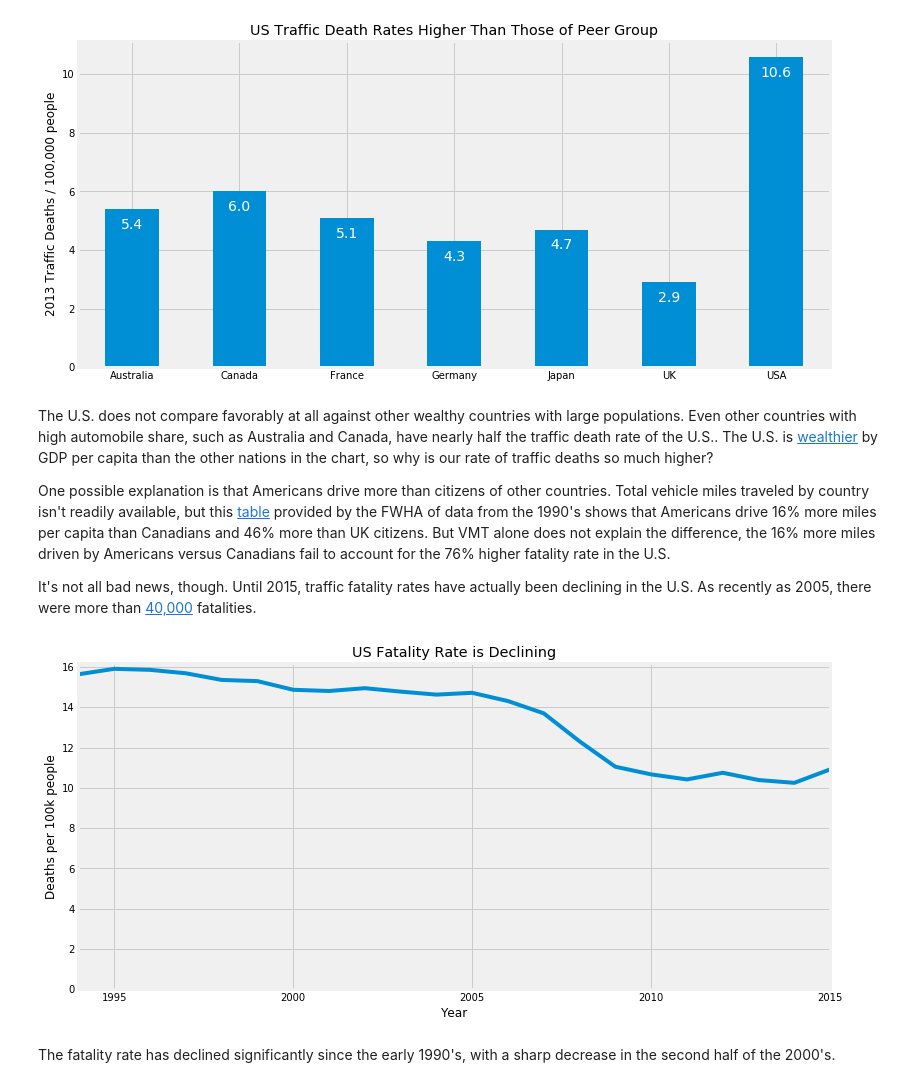
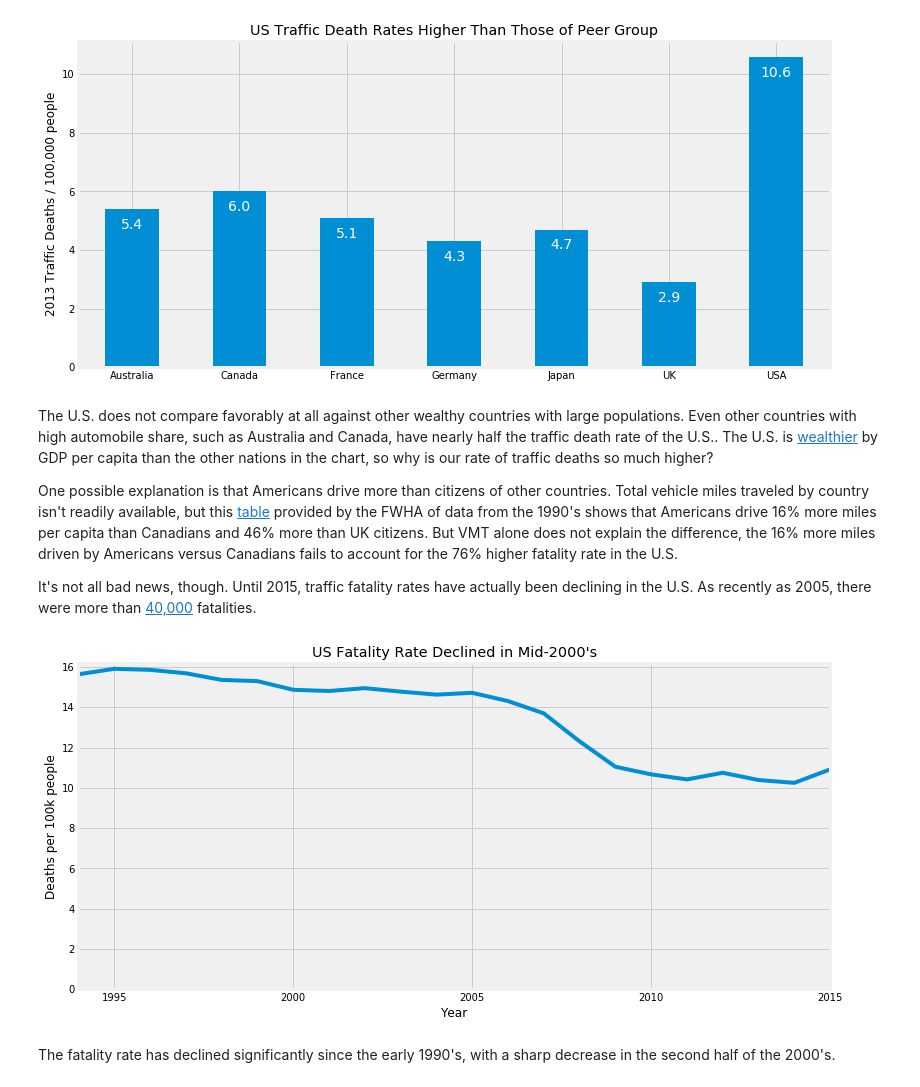
Before and after one commit to benvandyke/us-traffic-fatalities, a Jupyter notebook: Traffic-Fatalities-Analysis.ipynb, the cells around one changed output. Drawn from its saved outputs; the diff is of its cells as text; code cells hidden in the pictures.

```diff
--- a/Traffic-Fatalities-Analysis.ipynb
+++ b/Traffic-Fatalities-Analysis.ipynb
@@ -109,28 +111,28 @@ plt.show()
 # %% [markdown]
 The U.S. does not compare favorably at all against other wealthy countries with large populations. Even other countries with high automobile share, such as Australia and Canada, have nearly half the traffic death rate of the U.S.. The U.S. is [wealthier](http://en.wikipedia.org/wiki/List_of_countries_by_GDP_%28PPP%29_per_capita) by GDP per capita than the other nations in the chart, so why is our rate of traffic deaths so much higher?
 
-One possible explanation is that Americans drive more than citizens of other countries. Total vehicle miles traveled by country isn't readily available, but this [table](https://www.fhwa.dot.gov/ohim/onh00/bar4.htm) provided by the FWHA of data from the 1990's shows that Americans drive 16% more miles per capita than Canadians and 46% more than UK citizens. But VMT alone does not explain the difference, the 16% more miles driven by Americans versus Canadians fail to account for the 76% higher fatality rate in the U.S.
+One possible explanation is that Americans drive more than citizens of other countries. Total vehicle miles traveled by country isn't readily available, but this [table](https://www.fhwa.dot.gov/ohim/onh00/bar4.htm) provided by the FWHA of data from the 1990's shows that Americans drive 16% more miles per capita than Canadians and 46% more than UK citizens. But VMT alone does not explain the difference, the 16% more miles driven by Americans versus Canadians fails to account for the 76% higher fatality rate in the U.S.
 
 It's not all bad news, though. Until 2015, traffic fatality rates have actually been declining in the U.S. As recently as 2005, there were more than [40,000](http://www-fars.nhtsa.dot.gov/Trends/TrendsGeneral.aspx) fatalities.
 # %%
 # Load FARS fatality time series
 df_annual = pd.read_csv('data/fars_annual_trend.txt',delimiter='\t')
 df_annual['Year'] = pd.to_datetime(df_annual['Year'], format='%Y')
 series_annual = df_annual.set_index('Year')['Fatality Rate per 100,000 Population']
 # Add 2015 per capita, US 2015 Population available here:
 # https://factfinder.census.gov/faces/tableservices/jsf/pages/productview.xhtml?pid=PEP_2015_PEPANNRES&src=pt
 series_annual[pd.to_datetime('2015-01-01')] = 35092 / (321418820 / 100000)
 
 plt.figure(figsize=(12,6))
 series_annual.plot()
 
 plt.ylim(0)
-plt.title('US Fatality Rate is Declining')
+plt.title('US Fatality Rate Declined in Mid-2000\'s')
 plt.ylabel('Deaths per 100k people')
 
 plt.show()
 # %% [output]
-[figure, old version]
+[figure, new version]
 # %% [markdown]
 The fatality rate has declined significantly since the early 1990's, with a sharp decrease in the second half of the 2000's.
 # %%
```
Also changed, not shown: parts of 3 cells of this notebook.
